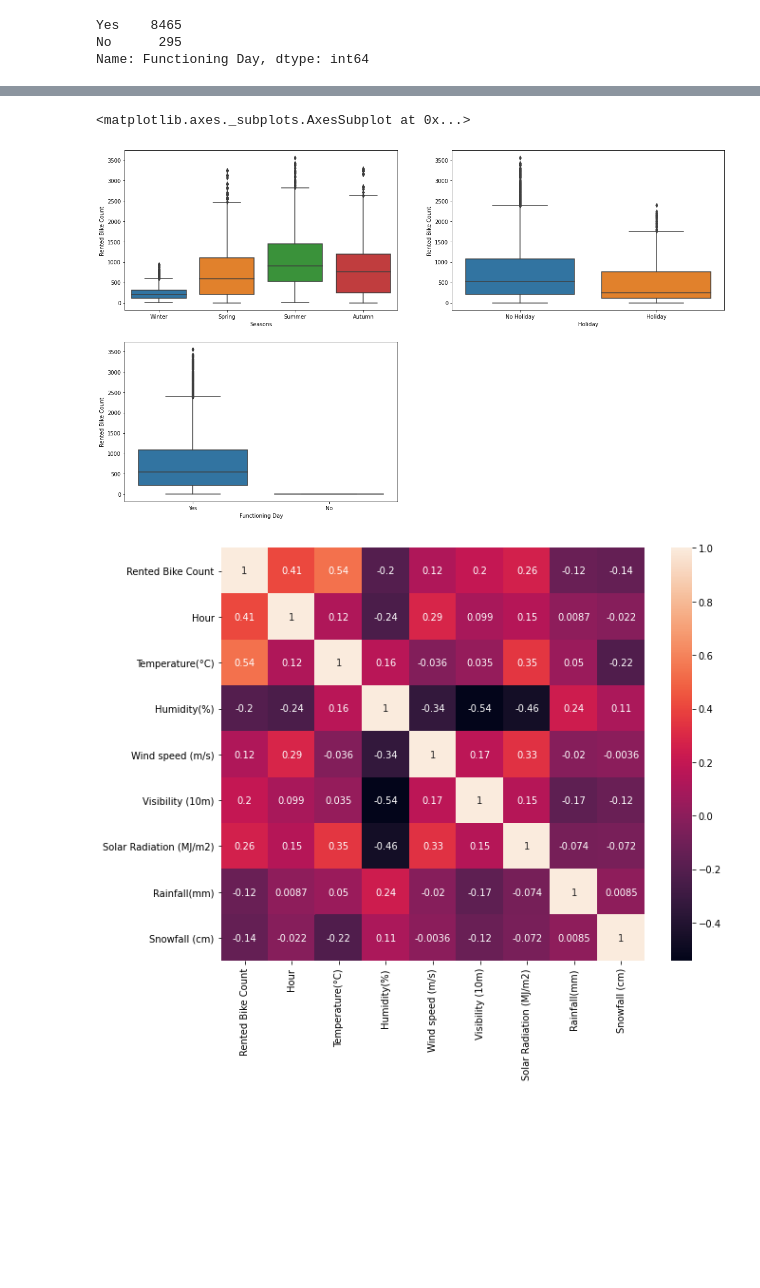
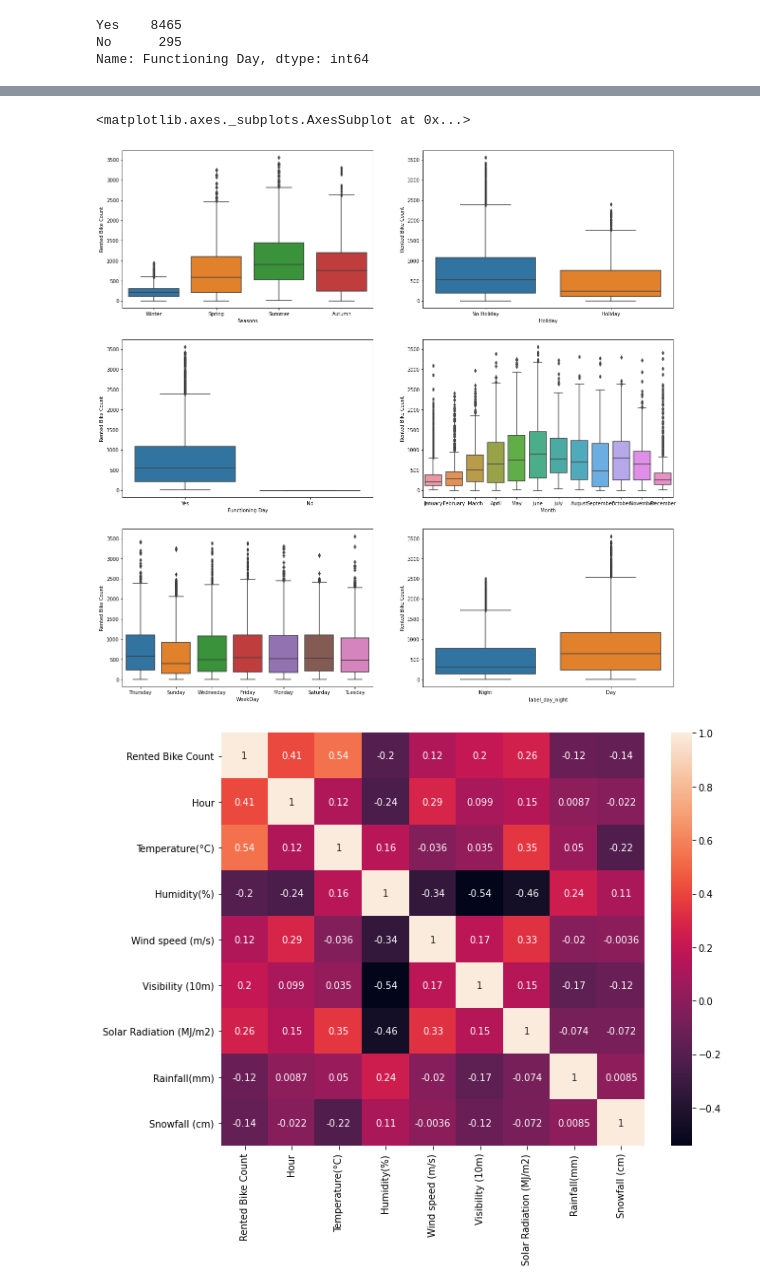
Before and after one commit to Arch0/bike-sharing, a Jupyter notebook: Bike_Sharing_Demand_Prediction_Capstone_Project.ipynb, the cells around one changed output, grey strips where cells are left out. Drawn from its saved outputs; the diff is of its cells as text; code cells hidden in the pictures; blank space fills up the shorter version.

```diff
--- a/Bike_Sharing_Demand_Prediction_Capstone_Project.ipynb
+++ b/Bike_Sharing_Demand_Prediction_Capstone_Project.ipynb
@@ -158,6 +158,6 @@ df['WeekDay']=df["Date"].dt.day_name()
 # %% [markdown]
 creating month feature
 # %%
-df["Month"]=df["Date"].dt.month
+df["Month"]=df["Date"].dt.month_name()
 # %%
 df["Seasons"].value_counts()
@@ -210,15 +217,21 @@ sns.pairplot(df)
 # %%
 # visualizing categorical variable
-plt.figure(figsize=(20, 12))
-plt.subplot(2,2,1)
+plt.figure(figsize=(20, 20))
+plt.subplot(3,2,1)
 sns.boxplot(x = 'Seasons', y = 'Rented Bike Count', data = df)
-plt.subplot(2,2,2)
+plt.subplot(3,2,2)
 sns.boxplot(x = 'Holiday', y = 'Rented Bike Count', data = df)
-plt.subplot(2,2,3)
+plt.subplot(3,2,3)
 sns.boxplot(x = 'Functioning Day', y = 'Rented Bike Count', data = df)
+plt.subplot(3,2,4)
+sns.boxplot(x = 'Month', y = 'Rented Bike Count', data = df)
+plt.subplot(3,2,5)
+sns.boxplot(x = 'WeekDay', y = 'Rented Bike Count', data = df)
+plt.subplot(3,2,6)
+sns.boxplot(x = 'label_day_night', y = 'Rented Bike Count', data = df)
 # %% [output]
 <matplotlib.axes._subplots.AxesSubplot at 0x...>
-[figure, old version]
+[figure, new version]
 # %%
 # checking correlation
 plt.figure(figsize = (10, 8))
```
Also changed, not shown: parts of 5 cells of this notebook.
